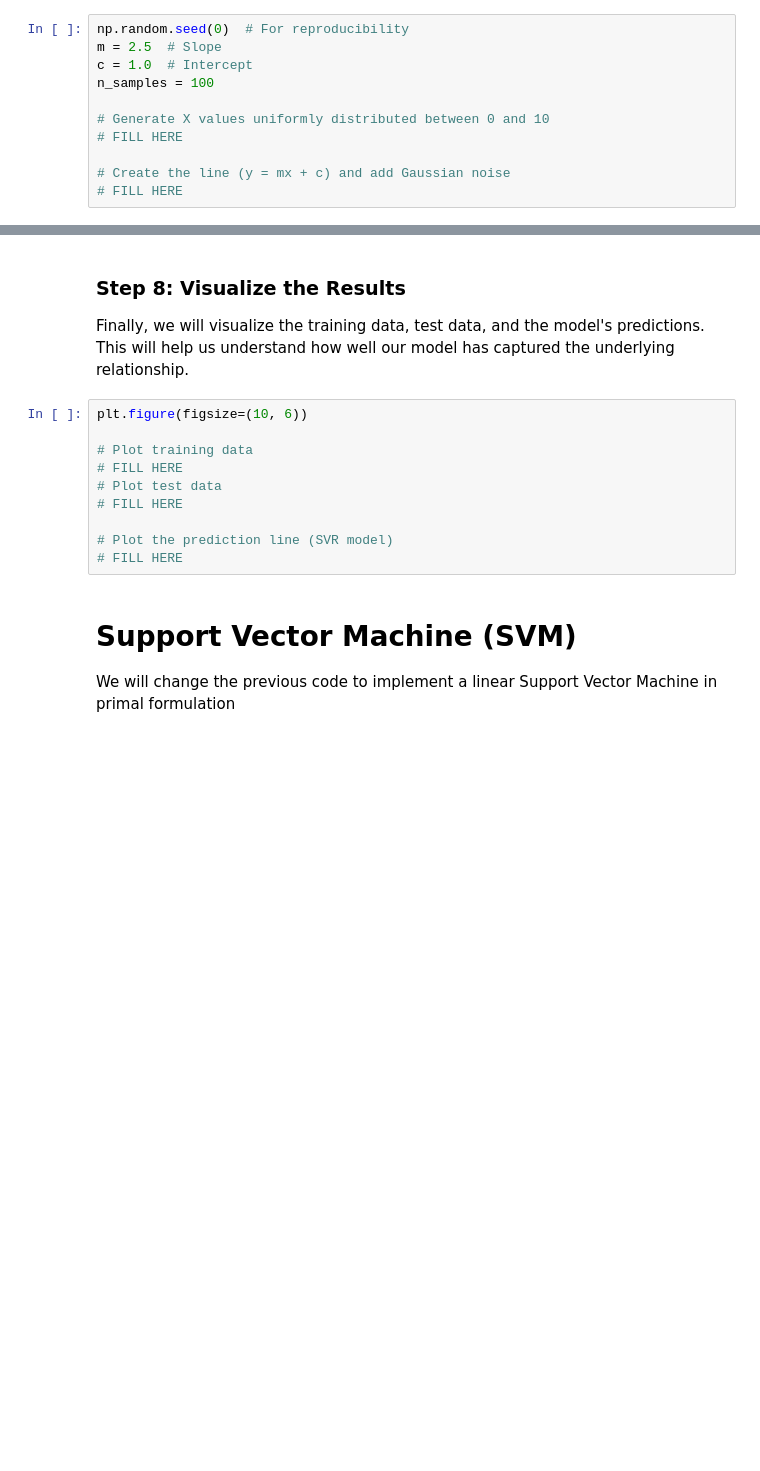
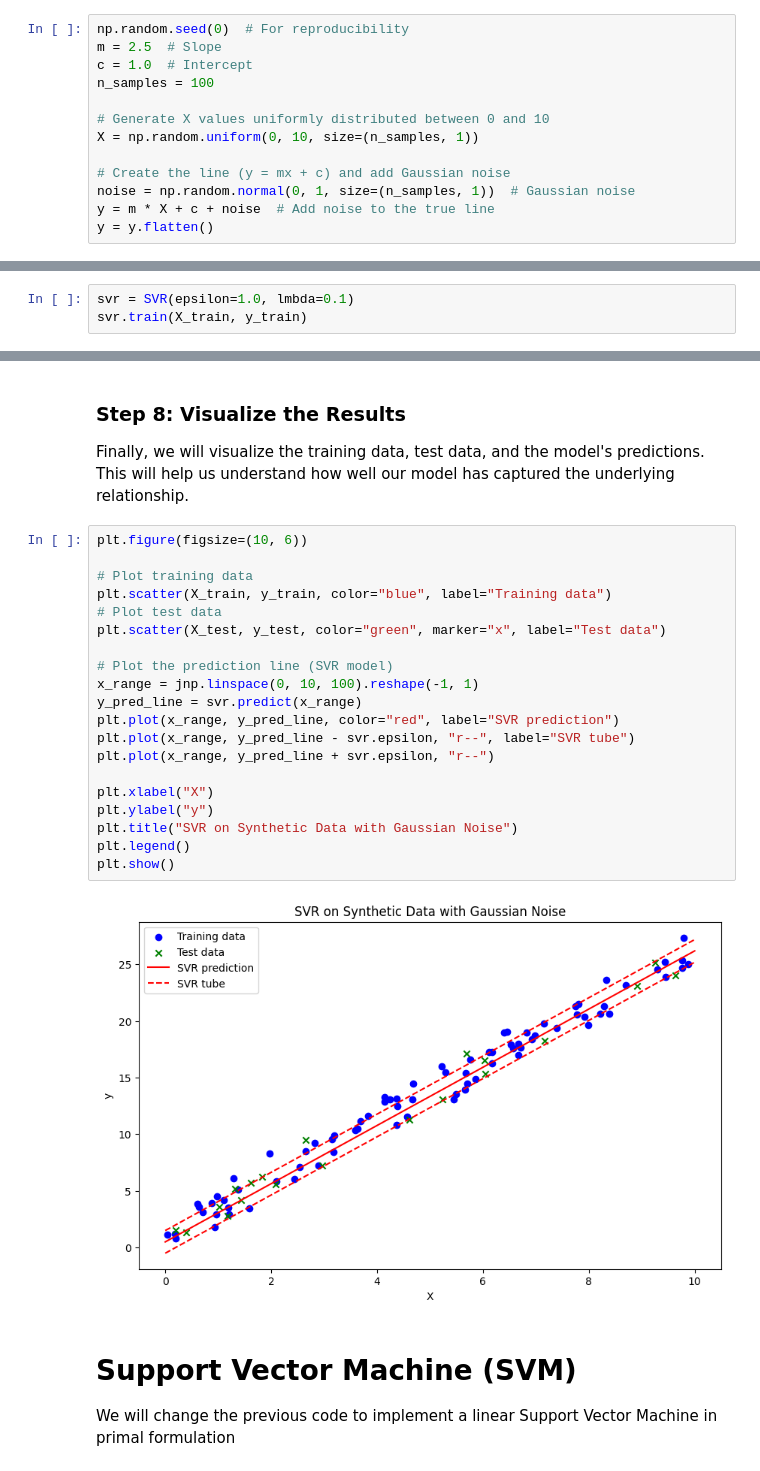
Before and after one commit to Peng-Rao/NAML_labs, a Jupyter notebook: lab4/linear-SVR-SVM.ipynb, the cells around one changed output, grey strips where cells are left out. Drawn from its saved outputs; the diff is of its cells as text; blank space fills up the shorter version.

```diff
--- a/lab4/linear-SVR-SVM.ipynb
+++ b/lab4/linear-SVR-SVM.ipynb
@@ -86,10 +90,12 @@ c = 1.0  # Intercept
 n_samples = 100
 
 # Generate X values uniformly distributed between 0 and 10
-# FILL HERE
+X = np.random.uniform(0, 10, size=(n_samples, 1))
 
 # Create the line (y = mx + c) and add Gaussian noise
-# FILL HERE
+noise = np.random.normal(0, 1, size=(n_samples, 1))  # Gaussian noise
+y = m * X + c + noise  # Add noise to the true line
+y = y.flatten()
 # %% [markdown]
 ### Step 4: Split the Data
 
@@ -113,3 +117,6 @@ We will now create an instance of the `SVR` class and train the model using the
+# %%
+svr = SVR(epsilon=1.0, lmbda=0.1)
+svr.train(X_train, y_train)
 # %% [markdown]
 ### Step 6: Make Predictions
 
@@ -136,16 +148,28 @@ print(f"Test MSE: {mse_test:.4f}")
 ### Step 8: Visualize the Results
 
 Finally, we will visualize the training data, test data, and the model's predictions. This will help us understand how well our model has captured the underlying relationship.
-# %%
-plt.figure(figsize=(10, 6))
-
-# Plot training data
-# FILL HERE
-# Plot test data
-# FILL HERE
-
-# Plot the prediction line (SVR model)
-# FILL HERE
+# %%
+plt.figure(figsize=(10, 6))
+
+# Plot training data
+plt.scatter(X_train, y_train, color="blue", label="Training data")
+# Plot test data
+plt.scatter(X_test, y_test, color="green", marker="x", label="Test data")
+
+# Plot the prediction line (SVR model)
+x_range = jnp.linspace(0, 10, 100).reshape(-1, 1)
+y_pred_line = svr.predict(x_range)
+plt.plot(x_range, y_pred_line, color="red", label="SVR prediction")
+plt.plot(x_range, y_pred_line - svr.epsilon, "r--", label="SVR tube")
+plt.plot(x_range, y_pred_line + svr.epsilon, "r--")
+
+plt.xlabel("X")
+plt.ylabel("y")
+plt.title("SVR on Synthetic Data with Gaussian Noise")
+plt.legend()
+plt.show()
+# %% [output]
+[figure, added]
 # %% [markdown]
 # Support Vector Machine (SVM)
 
```
Also changed, not shown: parts of 16 cells of this notebook, 24 other files.
